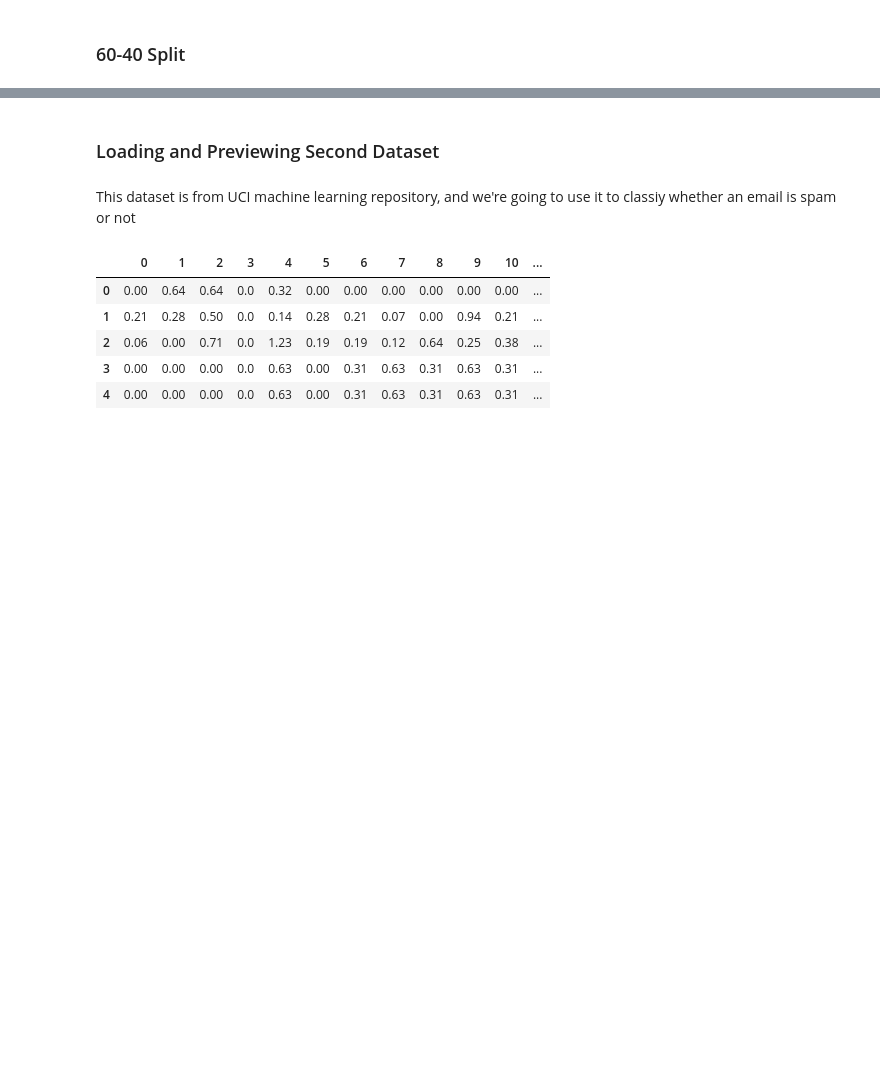
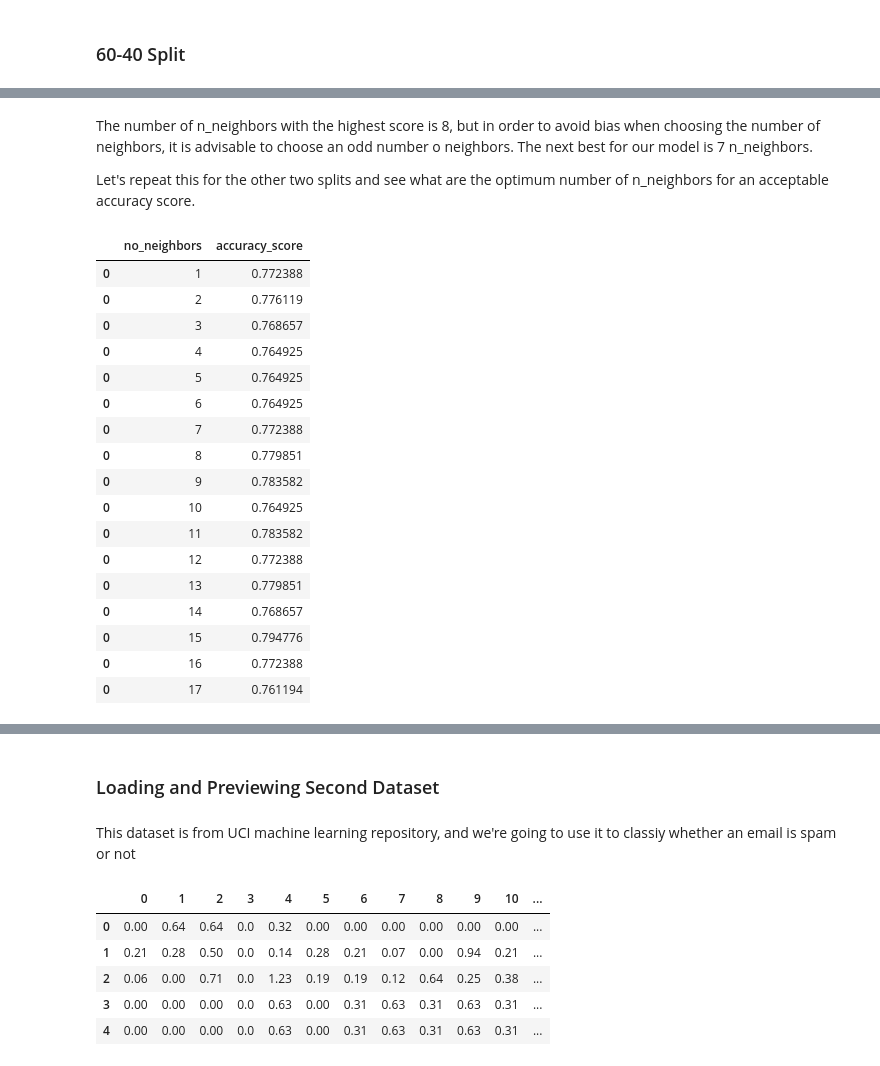
Before and after one commit to LucilleKaleha/Implementing-kNN-and-Naive-Bayes-Classifiers-IP_Week_9, a Jupyter notebook: Week9_IP_Implementing_kNN_NaiveBayes_Classifiers.ipynb, the cells around one changed output, grey strips where cells are left out. Saved outputs shown, nothing was run; the diff lists cells and outputs as text; code cells hidden in the pictures; blank space fills up the shorter version.

```diff
--- a/Week9_IP_Implementing_kNN_NaiveBayes_Classifiers.ipynb
+++ b/Week9_IP_Implementing_kNN_NaiveBayes_Classifiers.ipynb
@@ -380,0 +425,40 @@ weighted avg       0.76      0.76      0.76       357
+# %% [markdown]
+The number of n_neighbors with the highest score is 8, but in order to avoid bias when choosing the number of neighbors, it is advisable to choose an odd number o neighbors. The next best for our model is 7 n_neighbors.
+
+Let's repeat this for the other two splits and see what are the optimum number of n_neighbors for an acceptable accuracy score.
+# %%
+# for the 70-30 split
+#
+neighbors = list(np.arange(1,18))
+#
+model_score = pd.Series()
+#
+X_train, X_test, y_train, y_test = train_test_split(X, y, test_size = 0.3, random_state = 0)
+#
+for i in neighbors:
+    model = KNeighborsClassifier(n_neighbors = i).fit(X_train, y_train)
+    pred = model.predict(X_test)
+    accuracy = accuracy_score(y_test, pred)
+    model_score = model_score.append(pd.Series(accuracy))
+#
+neighbor_perfomance = pd.DataFrame({'no_neighbors' : neighbors, 'accuracy_score': model_score})
+neighbor_perfomance
+# %% [output]
+|  | no_neighbors | accuracy_score |
+| 0 | 1 | 0.772388 |
+| 0 | 2 | 0.776119 |
+| 0 | 3 | 0.768657 |
+| 0 | 4 | 0.764925 |
+| 0 | 5 | 0.764925 |
+| 0 | 6 | 0.764925 |
+| 0 | 7 | 0.772388 |
+| 0 | 8 | 0.779851 |
+| 0 | 9 | 0.783582 |
+| 0 | 10 | 0.764925 |
+| 0 | 11 | 0.783582 |
+| 0 | 12 | 0.772388 |
+| 0 | 13 | 0.779851 |
+| 0 | 14 | 0.768657 |
+| 0 | 15 | 0.794776 |
+| 0 | 16 | 0.772388 |
+| 0 | 17 | 0.761194 |
```
Also changed, not shown: parts of 11 cells of this notebook.
